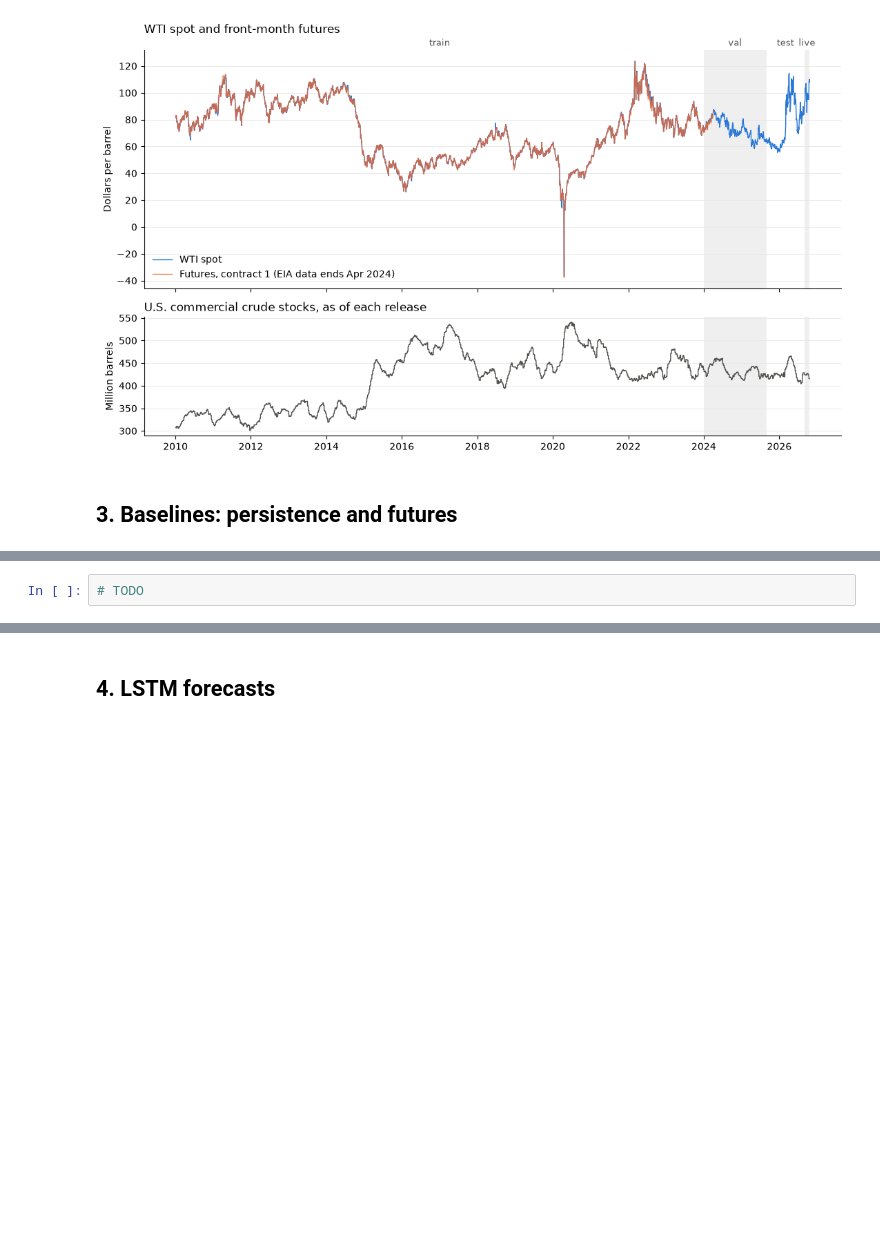
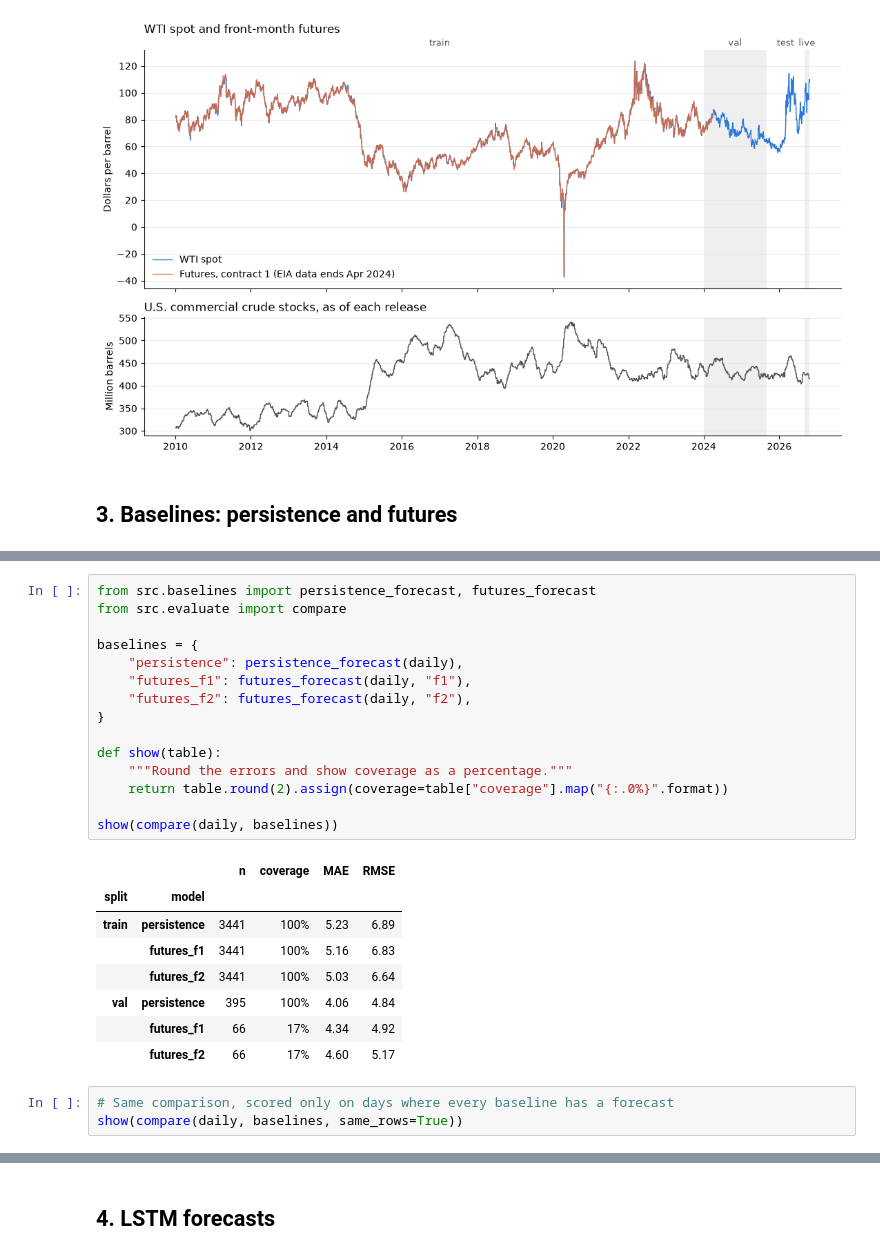
Before and after one commit to stephanhatem/wti-forecast, a Jupyter notebook: notebooks/demo.ipynb, the cells around one changed output, grey strips where cells are left out. Drawn from its saved outputs; the diff is of its cells as text; blank space fills up the shorter version.

Commit message:
Add persistence and futures baselines with MAE/RMSE scoring

```diff
--- a/notebooks/demo.ipynb
+++ b/notebooks/demo.ipynb
@@ -133,2 +137,27 @@ plt.show()
 # %%
-# TODO
+from src.baselines import persistence_forecast, futures_forecast
+from src.evaluate import compare
+
+baselines = {
+    "persistence": persistence_forecast(daily),
+    "futures_f1": futures_forecast(daily, "f1"),
+    "futures_f2": futures_forecast(daily, "f2"),
+}
+
+def show(table):
+    """Round the errors and show coverage as a percentage."""
+    return table.round(2).assign(coverage=table["coverage"].map("{:.0%}".format))
+
+show(compare(daily, baselines))
+# %% [output]
+|  |  | n | coverage | MAE | RMSE |
+| split | model |  |  |  |  |
+| train | persistence | 3441 | 100% | 5.23 | 6.89 |
+|  | futures_f1 | 3441 | 100% | 5.16 | 6.83 |
+|  | futures_f2 | 3441 | 100% | 5.03 | 6.64 |
+| val | persistence | 395 | 100% | 4.06 | 4.84 |
+|  | futures_f1 | 66 | 17% | 4.34 | 4.92 |
+|  | futures_f2 | 66 | 17% | 4.60 | 5.17 |
+# %%
+# Same comparison, scored only on days where every baseline has a forecast
+show(compare(daily, baselines, same_rows=True))
```
Also changed, not shown: parts of 3 cells of this notebook, 2 other files.
